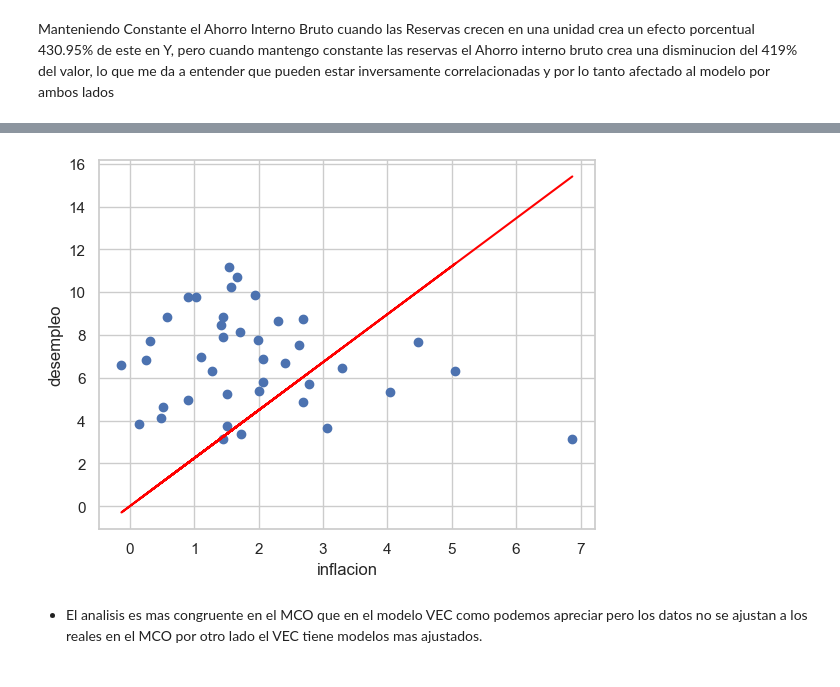
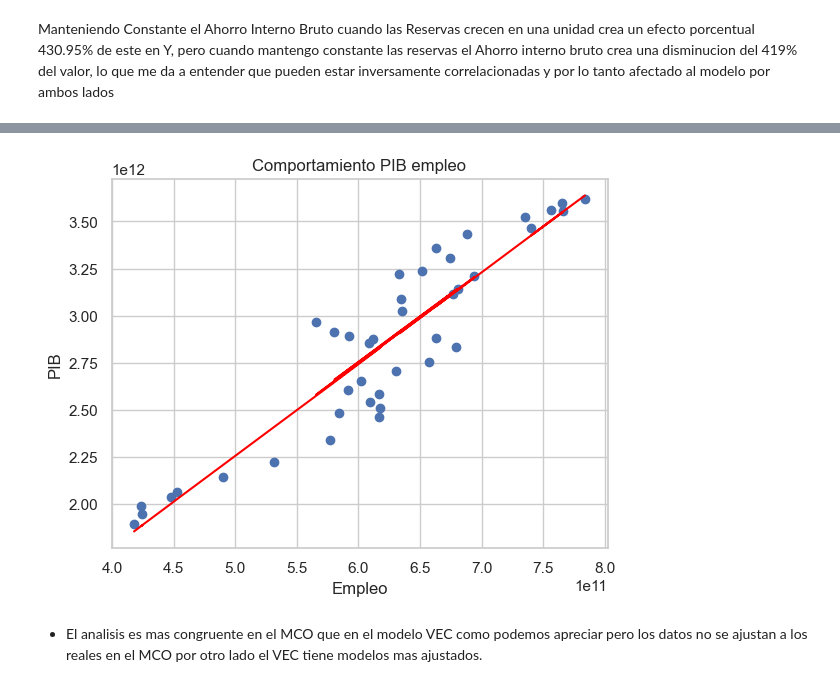
Before and after one commit to miguel2019547/econometria_2, a Jupyter notebook: _VEC/Cobb-Douglass.ipynb, the cells around one changed output, grey strips where cells are left out. Cells and saved outputs as stored; diff of their text form; code cells hidden in the pictures.

```diff
--- a/_VEC/Cobb-Douglass.ipynb
+++ b/_VEC/Cobb-Douglass.ipynb
@@ -79,3 +64,6 @@ data = data[['desempleo','inflacion']]
+# %%
+data['empleo'] = 100 - data['desempleo']
+data = data[['PIB','empleo','capital']]
 # %% [markdown]
 ### Analisis de Estacionariedad a las Variables
 # %%
@@ -131,7 +126,7 @@ r = 1     4.1296    0.1256    No hay suficiente evidencia para rechazar la hipó
 # %% [markdown]
 Para seleccionar el orden el sistema nos dice que para aic y hqic es 10 por lo que usaremos ese
 # %%
-model = VECM(data ,coint_rank= 1, k_ar_diff= 2, deterministic= 'lo')
+model = VECM(data ,coint_rank= 1, k_ar_diff= 3, deterministic= 'n')
 result = model.fit()
 alpha_matrix = result.alpha
 print("Matriz de Coeficientes de Corrección de Errores (alpha):")
@@ -194,0 +178,10 @@ plt.scatter(fited[:,1], fited[:,0])
+# %%
+import statsmodels.api as sm
+
+y = forecast[:,1]
+x = forecast[:,2]
+
+x = sm.add_constant(forecast[:,2])
+
+modelo = sm.OLS(y,x).fit(cov_type= 'HC3')
+print(modelo.summary())
@@ -225,8 +254,8 @@ Usaremos linlog dado que los datos independientes son bastante grandes y me pare
 # %%
 import statsmodels.api as sm
 # %%
-y = data['desempleo']
-x = data['inflacion']
+y = data['PIB']
+x = data[['empleo','capital']]
 
 model = sm.OLS(y,x).fit(cov_type='HC3')
 print(model.summary())
@@ -262,10 +300,11 @@ plt.show()
 # %%
-plt.plot(data['inflacion'],model.fittedvalues, label = 'prediccion', color = 'red')
-plt.scatter(data['inflacion'],data['desempleo'], label = 'datos')
-plt.xlabel('inflacion')
-plt.ylabel('desempleo')
+plt.plot(data['capital'],model.fittedvalues, label = 'prediccion', color = 'red')
+plt.scatter(data['capital'],data['PIB'], label = 'datos')
+plt.title('Comportamiento PIB empleo')
+plt.xlabel('Empleo')
+plt.ylabel('PIB')
 plt.show()
 # %% [output]
-[figure, old version]
+[figure, new version]
 # %% [markdown]
 - El analisis es mas congruente en el MCO que en el modelo VEC como podemos apreciar pero los datos no se ajustan a los reales en el MCO por otro lado el VEC tiene modelos mas ajustados.
```
Also changed, not shown: parts of 20 cells of this notebook.
